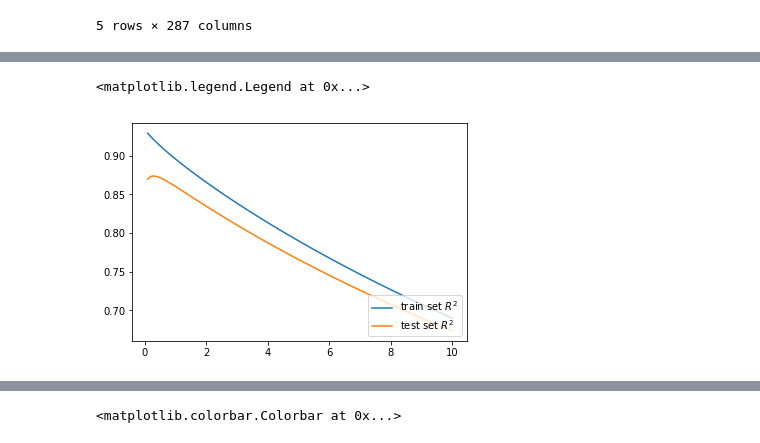
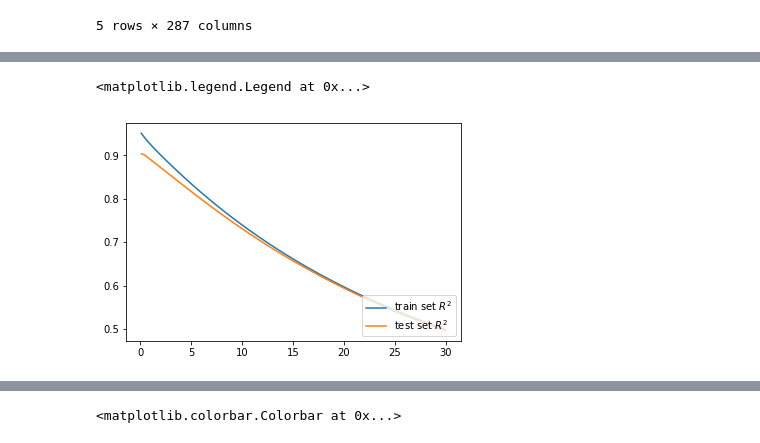
Before and after one commit to sofiawangy/Housing-prices, a Jupyter notebook: script3.ipynb, the cells around one changed output, grey strips where cells are left out. Cells and saved outputs as stored; diff of their text form; code cells hidden in the pictures.

```diff
--- a/script3.ipynb
+++ b/script3.ipynb
@@ -425,17 +412,17 @@ plt.legend(loc=4)
 # %%
 train_R2 = []
 test_R2  = []
-alphaRange = np.linspace(0.1, 10, 100)
+alphaRange = np.linspace(0.1, 30, 100)
 for alpha in alphaRange:
-    ridge.set_params(alpha=alpha, normalize=True)
+    ridge.set_params(alpha=alpha, normalize = True)
     ridge.fit(nlX_train, nlY_train)
     train_R2.append(ridge.score(nlX_train, nlY_train))
     test_R2.append(ridge.score(nlX_test, nlY_test))
 
 plt.plot(alphaRange, train_R2, label=r'train set $R^2$')
 plt.plot(alphaRange, test_R2, label=r'test set $R^2$')
 plt.legend(loc=4)
 # %% [output]
 <matplotlib.legend.Legend at 0x...>
-[figure, old version]
+[figure, new version]
 # %%
```
Also changed, not shown: parts of 27 cells of this notebook.
